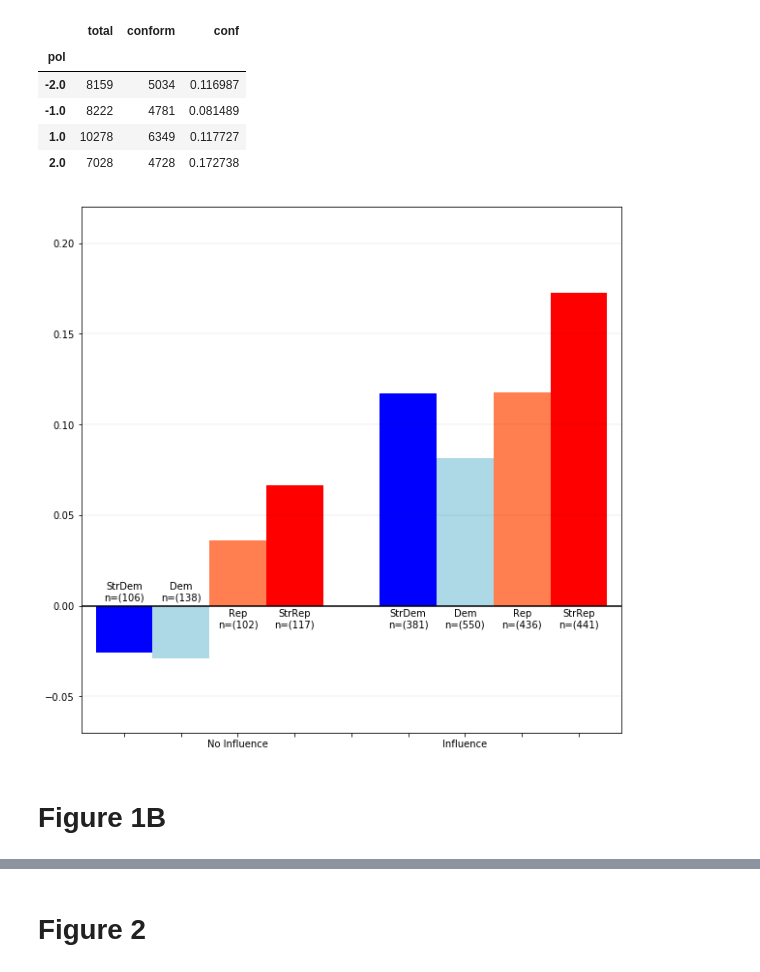
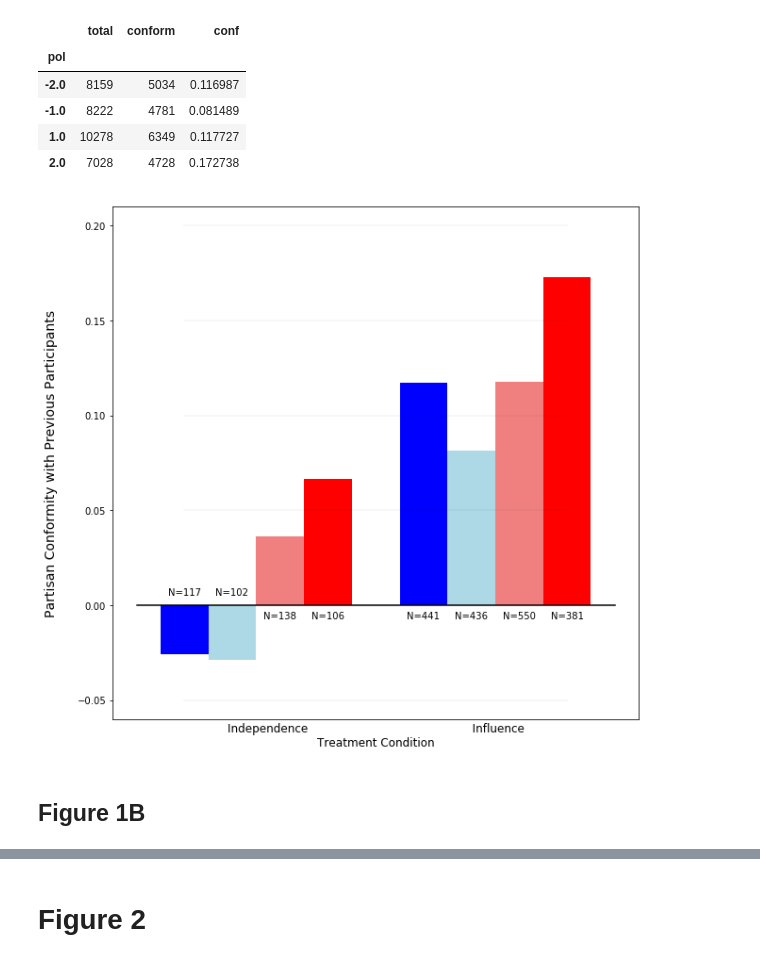
Before and after one commit to AlexMRuch/PartyLab, a Jupyter notebook: experiment_analysis_1/figure_recreation.ipynb, the cells around one changed output, grey strips where cells are left out. Drawn from its saved outputs; the diff is of its cells as text; code cells hidden in the pictures.

```diff
--- a/experiment_analysis_1/figure_recreation.ipynb
+++ b/experiment_analysis_1/figure_recreation.ipynb
@@ -210,44 +210,57 @@ inf_data.head()
 # %%
 plt.figure(figsize =(10,10))
 
-plt.plot(range(-1,10),[0]*11,'k')
-for i in range(-1,5):
-    plt.plot(range(-1,10),[i * 0.05]*11,'k',alpha=.04)
+plt.plot(np.arange(-1,10),[0]*11,'k')
+for i in np.arange(-.5,2.5,.5):
+    plt.plot(np.arange(9),[i * 0.1]*9,'k',alpha=.04)
 
-plt.bar(range(9),[0]*0 + [list(ind_data['conf'])[0]] + [0] * 4 + [list(inf_data['conf'])[0]] + [0]*3,
-        color='blue', width=1, tick_label=['','','No Influence','','','','Influence','',''])
-plt.bar(range(9),[0]*1 + [list(ind_data['conf'])[1]] + [0] * 4 + [list(inf_data['conf'])[1]] + [0]*2,
-        color='lightblue', width=1)
-plt.bar(range(9),[0]*2 + [list(ind_data['conf'])[2]] + [0] * 4 + [list(inf_data['conf'])[2]] + [0]*1,
-        color='coral', width=1)
-plt.bar(range(9),[0]*3 + [list(ind_data['conf'])[3]] + [0] * 4 + [list(inf_data['conf'])[3]] + [0]*0,
-        color='red', width=1)
+plt.bar(range(9),
+        [ind_data.loc[-2,'conf']] + [0]*4 + [inf_data.loc[-2,'conf']] + [0]*3,
+        color='blue', width=1)
+plt.bar(range(9),
+        [0]*1 + [ind_data.loc[-1,'conf']] + [0]*4 + [inf_data.loc[-1,'conf']] + [0]*2,
+        color = 'lightblue', width=1)
+plt.bar(range(9),
+        [0]*2 + [ind_data.loc[+1,'conf']] + [0]*4 + [inf_data.loc[+1,'conf']] + [0]*1,
+        color = 'lightcoral', width=1)
+plt.bar(range(9),
+        [0]*3 + [ind_data.loc[+2,'conf']] + [0]*4 + [inf_data.loc[+2,'conf']],
+        color = 'red', width=1)
 
-plt.text(0,0.0075,'StrDem\nn=('+str(len(answer_data[(answer_data['pol']==2) & (answer_data['world']<=2)]['user_order'].unique()))+')',
-         horizontalalignment='center',verticalalignment='center')
-plt.text(1,0.0075,'Dem\nn=('+str(len(answer_data[(answer_data['pol']==1) & (answer_data['world']<=2)]['user_order'].unique()))+')',
-         horizontalalignment='center',verticalalignment='center')
-plt.text(2,-0.0075,'Rep\nn=('+str(len(answer_data[(answer_data['pol']==-1) & (answer_data['world']<=2)]['user_order'].unique()))+')',
-         horizontalalignment='center',verticalalignment='center')
-plt.text(3,-0.0075,'StrRep\nn=('+str(len(answer_data[(answer_data['pol']==-2) & (answer_data['world']<=2)]['user_order'].unique()))+')',
-         horizontalalignment='center',verticalalignment='center')
+plt.text(0,.005,
+         'N='+str(len(set(answer_data[(answer_data['world'] <=2) & (answer_data['pol'] == -2)]['user_order']))),
+         horizontalalignment='center')
+plt.text(1,.005,
+         'N='+str(len(set(answer_data[(answer_data['world'] <=2) & (answer_data['pol'] == -1)]['user_order']))),
+         horizontalalignment='center')
+plt.text(2,-.007,
+         'N='+str(len(set(answer_data[(answer_data['world'] <=2) & (answer_data['pol'] == +1)]['user_order']))),
+         horizontalalignment='center')
+plt.text(3,-.007,
+         'N='+str(len(set(answer_data[(answer_data['world'] <=2) & (answer_data['pol'] == +2)]['user_order']))),
+         horizontalalignment='center')
+plt.text(5,-.007,
+         'N='+str(len(set(answer_data[(answer_data['world'] >2) & (answer_data['pol'] == -2)]['user_order']))),
+         horizontalalignment='center')
+plt.text(6,-.007,
+         'N='+str(len(set(answer_data[(answer_data['world'] >2) & (answer_data['pol'] == -1)]['user_order']))),
+         horizontalalignment='center')
+plt.text(7,-.007,
+         'N='+str(len(set(answer_data[(answer_data['world'] >2) & (answer_data['pol'] == +1)]['user_order']))),
+         horizontalalignment='center')
+plt.text(8,-.007,
+         'N='+str(len(set(answer_data[(answer_data['world'] >2) & (answer_data['pol'] == +2)]['user_order']))),
+         horizontalalignment='center')
 
-plt.text(5,-0.0075,'StrDem\nn=('+str(len(answer_data[(answer_data['pol']==2) & (answer_data['world']>2)]['user_order'].unique()))+')',
-         horizontalalignment='center',verticalalignment='center')
-plt.text(6,-0.0075,'Dem\nn=('+str(len(answer_data[(answer_data['pol']==1) & (answer_data['world']>2)]['user_order'].unique()))+')',
-         horizontalalignment='center',verticalalignment='center')
-plt.text(7,-0.0075,'Rep\nn=('+str(len(answer_data[(answer_data['pol']==-1) & (answer_data['world']>2)]['user_order'].unique()))+')',
-         horizontalalignment='center',verticalalignment='center')
-plt.text(8,-0.0075,'StrRep\nn=('+str(len(answer_data[(answer_data['pol']==-2) & (answer_data['world']>2)]['user_order'].unique()))+')',
-         horizontalalignment='center',verticalalignment='center')
+plt.ylim(-.06,0.21)
+plt.xticks([-5])
+plt.ylabel('Partisan Conformity with Previous Participants\n', size = 14)
+plt.xlabel('Independence                                             Influence\nTreatment Condition', size = 12)
 
 
-plt.ylim(-.07,.22)
-plt.xlim(-0.75,8.75)
-
 plt.show()
 # %% [output]
-[figure, old version]
+[figure, new version]
 # %% [markdown]
-# Figure 1B
+## Figure 1B
 # %%
```
Also changed, not shown: parts of 23 cells of this notebook.
